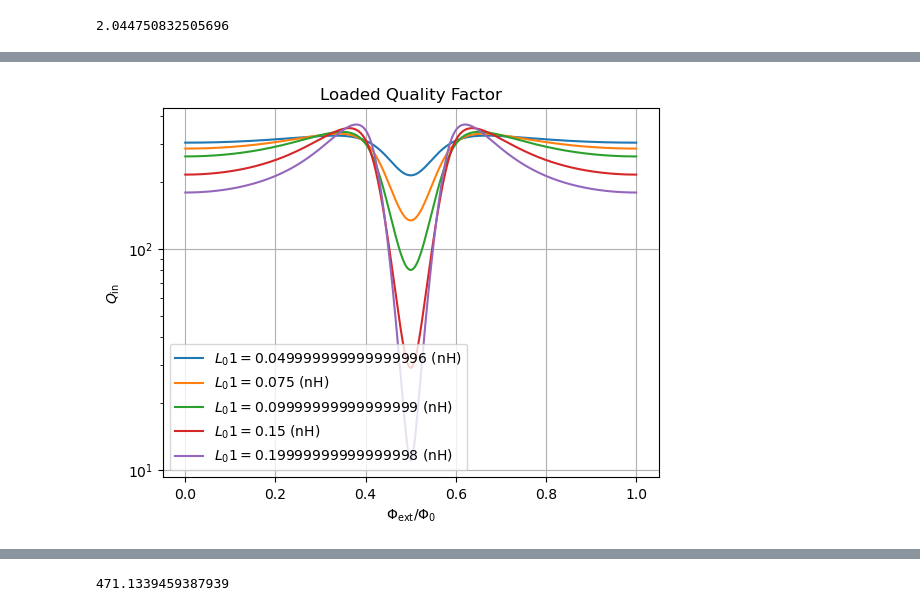
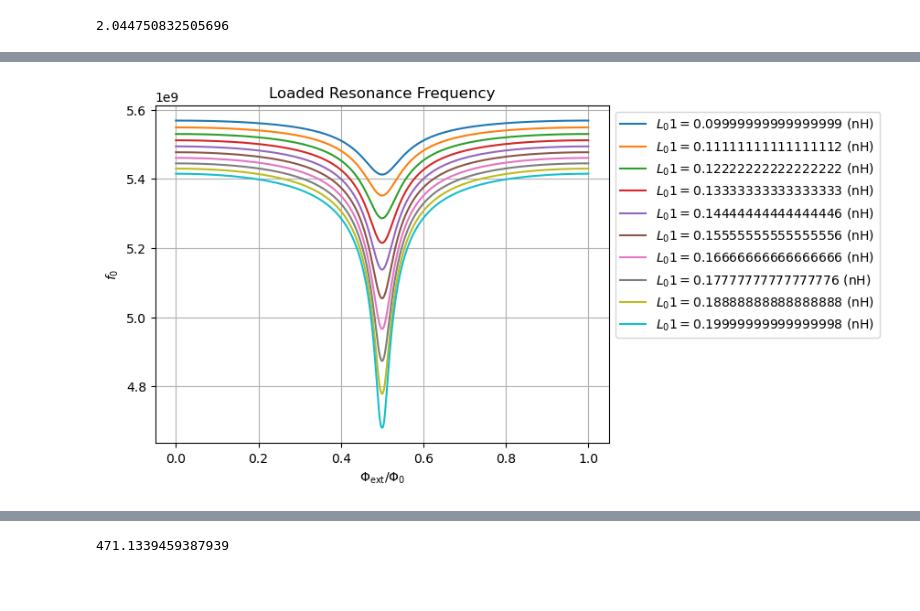
Before and after one commit to foysalx/Tunable-Coupler, a Jupyter notebook: TC-ABCD.ipynb, the cells around one changed output, grey strips where cells are left out. Saved outputs shown, nothing was run; the diff lists cells and outputs as text; code cells hidden in the pictures; blank space fills up the shorter version.

```diff
--- a/TC-ABCD.ipynb
+++ b/TC-ABCD.ipynb
@@ -133,11 +133,11 @@ res_cpw_param_set = calc_cpw_param_set(
     metal_thickness=200e-9
 )
 
-l = calc_target_length(6e9, res_cpw_param_set)
+l = calc_target_length(5.5e9, res_cpw_param_set)
 f = calc_target_frequency(5122.618693762872, res_cpw_param_set)
 l_f = l/1e6
-L_l = res_cpw_param_set['inductance']
-C_l = res_cpw_param_set['capacitance']
+L_l = 4.84721309e-07 #res_cpw_param_set['inductance']
+C_l = 1.29424392e-10 #res_cpw_param_set['capacitance']
 # %%
 (35/17117)*1000
 # %% [output]
@@ -509,13 +491,13 @@ for i in range(N_L):
     q_loaded_array_LT[:, i], q_internal_array_LT[:, i], q_external_array_LT[:, i], f0_array_LT[:, i] = calculate_q_factors(f_r, S21_vals_LT[:, :, i])
 # %%
 for i in range(len(LT_vals)):
-    plt.semilogy(phi_ext/(2*np.pi), q_loaded_array_LT[:,i], label = f'$L_T = {LT_vals[i]/1e-9}$ (nH)')
+    plt.plot(phi_ext/(2*np.pi), f0_array_LT[:,i], label = f'$L_T = {LT_vals[i]/1e-9}$ (nH)')
 
 plt.xlabel(r'$\Phi_{\rm ext}/\Phi_0$')
-plt.ylabel(r'$Q_{\rm in}$')
-plt.title(r"Loaded Quality Factor")
+plt.ylabel(r'$f_0$')
+plt.title(r"Loaded Resonance Frequency")
 plt.grid(True)
-plt.legend()
+plt.legend(loc = 'upper left', bbox_to_anchor=(1, 1))
 plt.show()
 #np.min(q_loaded_array)
 # %% [output]
@@ -542,0 +505,10 @@ plt.show()
+# %%
+for i in range(len(LT_vals)):
+    plt.plot(phi_ext/(2*np.pi), q_loaded_array_LT[:,i], label = f'$L_T = {LT_vals[i]/1e-9}$ (nH)')
+
+plt.xlabel(r'$\Phi_{\rm ext}/\Phi_0$')
+plt.ylabel(r'$Q_{\rm loaded}$')
+plt.title(r"Loaded Quality Factor")
+plt.grid(True)
+plt.legend(loc = 'upper left', bbox_to_anchor=(1, 1))
+plt.show()
@@ -543,11 +517,11 @@ plt.show()
 # %%
 N = 1001
-L01_vals = [0.05e-9, 0.075e-9, 0.1e-9, 0.15e-9, 0.2e-9] #np.linspace(5, 20, N)
-LT = 0.5e-9
-L02 = 0.2e-9
+L01_vals = np.linspace(0.1e-9, 0.2e-9, 10)
+LT = 4.33057147e-10
+L02 = 1.80333428e-10
 N_L1 = len(L01_vals)
-C_c = 50e-15
-R_j = 15
+C_c = 5.22641116e-14
+R_j = 1.55985018e+01
 delta_sols_L01 = np.zeros((N, N_L1))
 delta_sols_L01[0, :] = phi_ext[0]
 ZL_vals_L01 = np.zeros((N,N,N_L1), dtype = complex)
@@ -593,13 +567,13 @@ for i in range(N_L1):
     q_loaded_array_L01[:, i], q_internal_array_L01[:, i], q_external_array_L01[:, i], f0_array_L01[:, i] = calculate_q_factors(f_r, S21_vals_L01[:, :, i])
 # %%
 for i in range(len(L01_vals)):
-    plt.semilogy(phi_ext/(2*np.pi), q_loaded_array_L01[:,i], label = f'$L_01 = {L01_vals[i]/1e-9}$ (nH)')
+    plt.plot(phi_ext/(2*np.pi), f0_array_L01[:,i], label = f'$L_01 = {L01_vals[i]/1e-9}$ (nH)')
 
 plt.xlabel(r'$\Phi_{\rm ext}/\Phi_0$')
-plt.ylabel(r'$Q_{\rm in}$')
-plt.title(r"Loaded Quality Factor")
+plt.ylabel(r'$f_0$')
+plt.title(r"Loaded Resonance Frequency")
 plt.grid(True)
-plt.legend()
+plt.legend(loc = 'upper left', bbox_to_anchor=(1, 1))
 plt.show()
 # %% [output]
-[figure, old version]
+[figure, new version]
```
Also changed, not shown: parts of 31 cells of this notebook, 8 other files.
